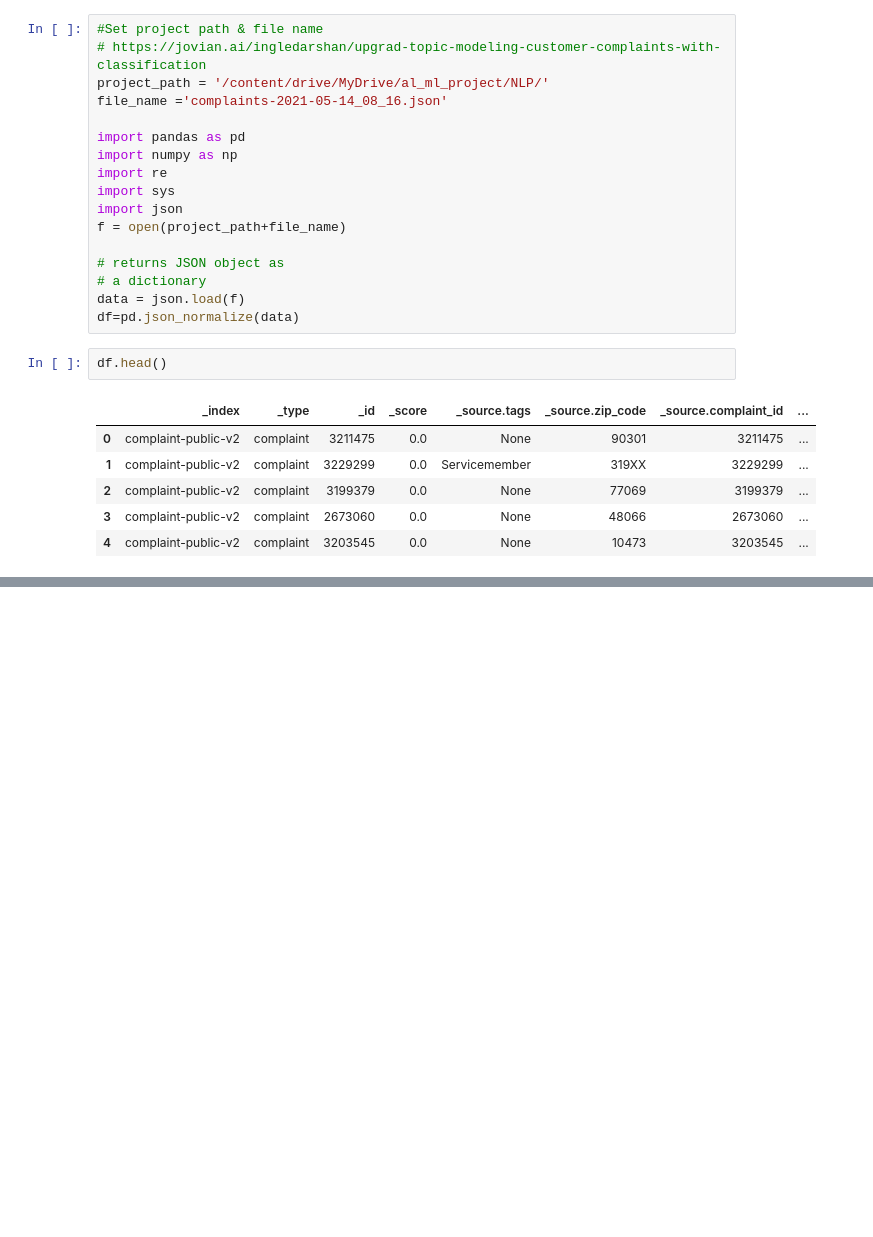
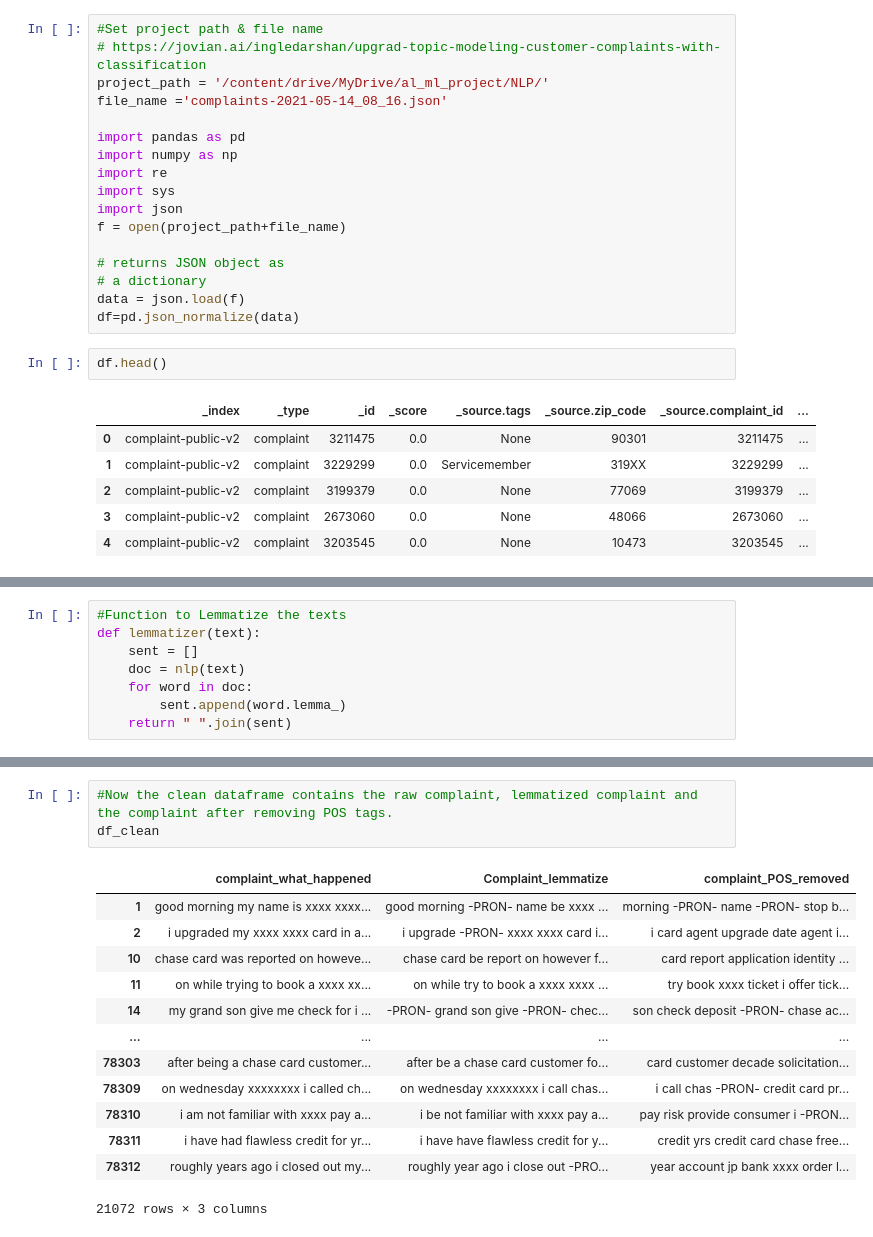
Before and after one commit to chaturvediajay/NLP, a Jupyter notebook: Automatic_Ticket_Classification.ipynb, the cells around one changed output, grey strips where cells are left out. Drawn from its saved outputs; the diff is of its cells as text; blank space fills up the shorter version.

```diff
--- a/Automatic_Ticket_Classification.ipynb
+++ b/Automatic_Ticket_Classification.ipynb
@@ -128,0 +212,8 @@ df.head()
+# %%
+#Function to Lemmatize the texts
+def lemmatizer(text):
+    sent = []
+    doc = nlp(text)
+    for word in doc:
+        sent.append(word.lemma_)
+    return " ".join(sent)
@@ -128,0 +259,17 @@ df.head()
+# %%
+#Now the clean dataframe contains the raw complaint, lemmatized complaint and the complaint after removing POS tags.
+df_clean
+# %% [output]
+|  | complaint_what_happened | Complaint_lemmatize | complaint_POS_removed |
+| 1 | good morning my name is xxxx xxxx... | good morning -PRON- name be xxxx ... | morning -PRON- name -PRON- stop b... |
+| 2 | i upgraded my xxxx xxxx card in a... | i upgrade -PRON- xxxx xxxx card i... | i card agent upgrade date agent i... |
+| 10 | chase card was reported on howeve... | chase card be report on however f... | card report application identity ... |
+| 11 | on while trying to book a xxxx xx... | on while try to book a xxxx xxxx ... | try book xxxx ticket i offer tick... |
+| 14 | my grand son give me check for i ... | -PRON- grand son give -PRON- chec... | son check deposit -PRON- chase ac... |
+| ... | ... | ... | ... |
+| 78303 | after being a chase card customer... | after be a chase card customer fo... | card customer decade solicitation... |
+| 78309 | on wednesday xxxxxxxx i called ch... | on wednesday xxxxxxxx i call chas... | i call chas -PRON- credit card pr... |
+| 78310 | i am not familiar with xxxx pay a... | i be not familiar with xxxx pay a... | pay risk provide consumer i -PRON... |
+| 78311 | i have had flawless credit for yr... | i have have flawless credit for y... | credit yrs credit card chase free... |
+| 78312 | roughly years ago i closed out my... | roughly year ago i close out -PRO... | year account jp bank xxxx order l... |
+21072 rows × 3 columns
```
Also changed, not shown: parts of 15 cells of this notebook.
